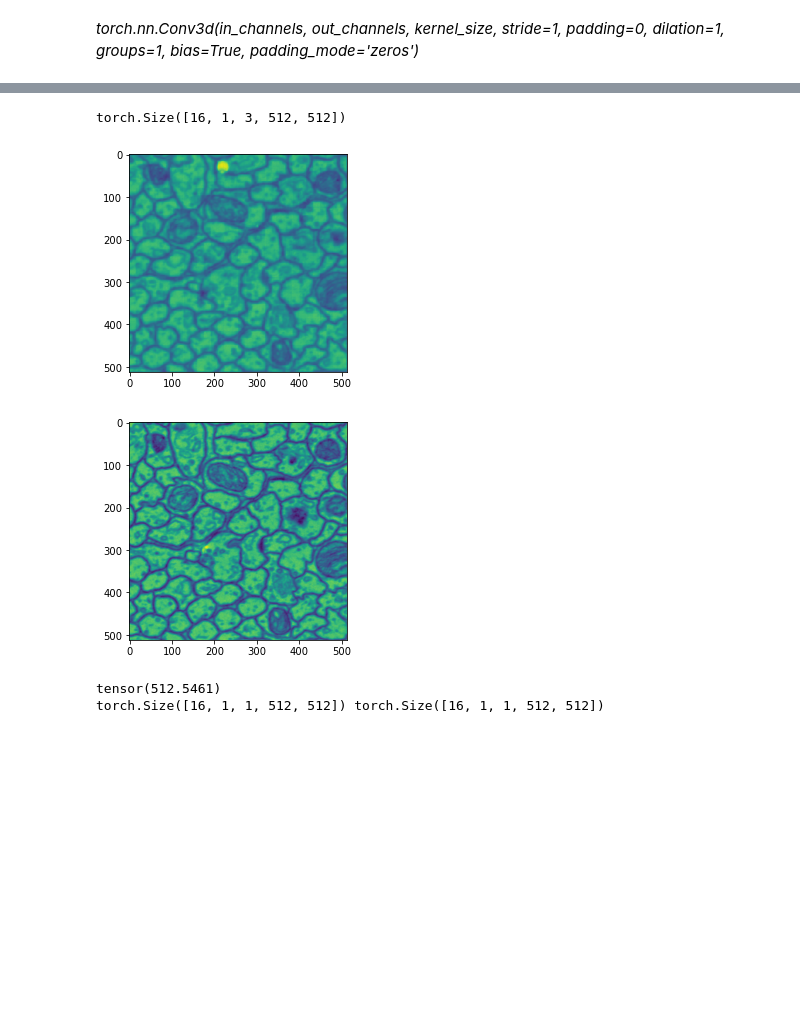
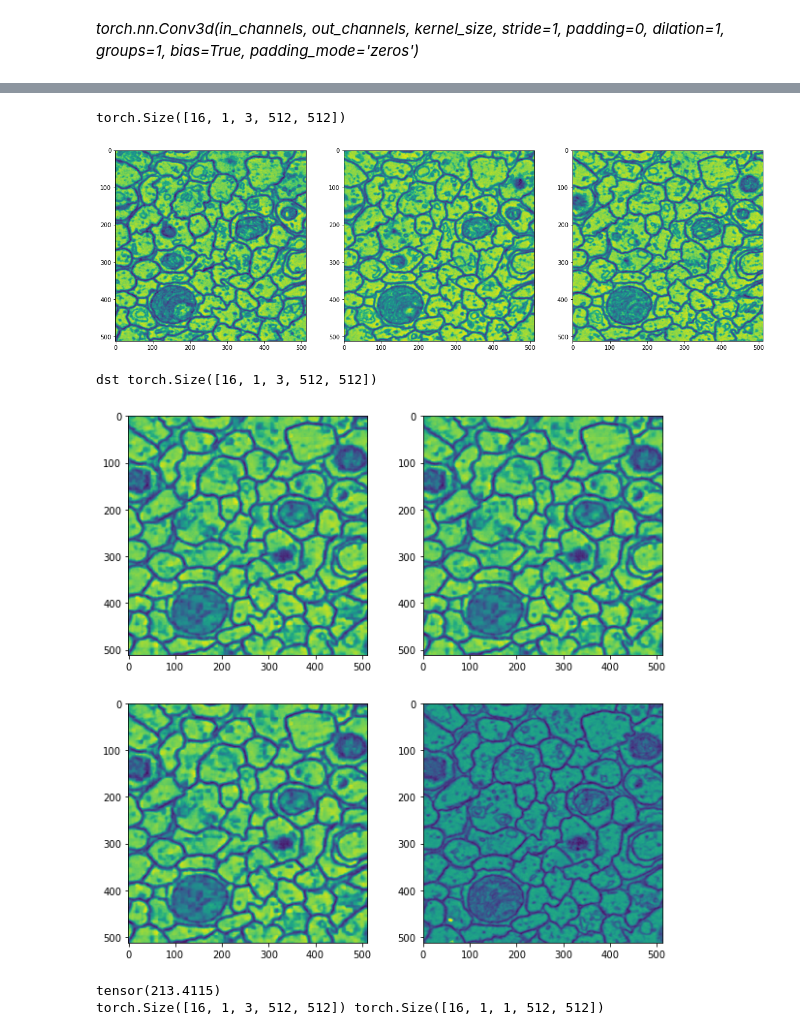
Before and after one commit to postwave/CREMI_ElectronMicroscopy_registration, a Jupyter notebook: network.ipynb, the cells around one changed output, grey strips where cells are left out. Cells and saved outputs as stored; diff of their text form; code cells hidden in the pictures; blank space fills up the shorter version.

```diff
--- a/network.ipynb
+++ b/network.ipynb
@@ -86,7 +86,7 @@ class toynet(torch.nn.Module):
         self.up1 = torch.nn.ConvTranspose3d(32+64, 16, kernel_size = (3,2,2), padding = (1,0,0), stride=(1,2,2)) # 3, 512, 512
         self.up0 = torch.nn.ConvTranspose3d(16+32, 8, kernel_size = (3,2,2), padding = (1,0,0), stride=(1,2,2)) # 3, 1024, 1024
 
-        self.final = torch.nn.Conv3d(8+1, 1, kernel_size = 3, padding = (0, 1, 1)) # 1, 1024, 1024
+        self.final = torch.nn.Conv3d(8+1, 1, kernel_size = 3, padding = (1, 1, 1)) # 1, 1024, 1024
     def forward(self, x):
 #         assert(x.shape[-2:]==(1024,1024))
         x0 = x.detach().clone() # 1, 3, 1024, 1024
@@ -143,13 +143,13 @@ class toynet(torch.nn.Module):
         return x
 # %%
 model = toynet().to(device)
-optimizer = torch.optim.Adam(model.parameters(), lr=1e-4,
-                             weight_decay=1e-5, eps=1e-8)
-exp_lr_scheduler = torch.optim.lr_scheduler.StepLR(optimizer, step_size=50, gamma=0.3)
+optimizer = torch.optim.Adam(model.parameters(),
+                             weight_decay=1e-4)
+exp_lr_scheduler = torch.optim.lr_scheduler.StepLR(optimizer, step_size=50, gamma=0.8)
 def custom_mse(x, y):
     assert isinstance(x, torch.Tensor)
     assert isinstance(y, torch.Tensor)
-    return torch.mean(torch.pow(x.flatten() - y.flatten(),2).float())
+    return torch.mean(torch.pow((x - y),2).float().flatten())
 
 criterion = custom_mse
 # %%
@@ -176,6 +221,4 @@ Estimated Total Size (MB): 116.10
 # %%
-num_epochs = 20
-
 model.train()
 for epoch in range(num_epochs):
     for x, y in dataloader:
@@ -190,3 +233,12 @@ for epoch in range(num_epochs):
     exp_lr_scheduler.step()
     print('epoch [{}/{}], loss:{:.4f}'
       .format(epoch+1, num_epochs, loss.item()))
+    if loss < best_loss:
+        print("saving best model")
+        best_loss = loss
+        best_model_wts = copy.deepcopy(model.state_dict())
+#     if epoch % 2 == 0:
+#         pic = to_img(output.cpu().data)
+#         torchvison.save_image(pic, './ae_dst/image_{}.png'.format(epoch))
+model.load_state_dict(best_model_wts)
+torch.save(model.state_dict(), './EMnet2.pth')
@@ -214,20 +245,29 @@ epoch [20/20], loss:539.9122
 # %%
 for i,j in dataloader:
     print(i.shape)
+    plt.figure(figsize=(20,10))
+    plt.subplot(131),plt.imshow(i[0,0,0,:,:])
+    plt.subplot(132),plt.imshow(i[0,0,1,:,:])
+    plt.subplot(133),plt.imshow(i[0,0,2,:,:])
+    plt.show()
     dst = model(i.to(device)).detach().cpu()
-    plt.imshow(dst[0,0,0,:,:])
-    plt.show()
-    plt.imshow(j[0,0,0,:,:])
+    print("dst", dst.shape)
+    plt.figure(figsize=(10,10))
+    plt.subplot(221),plt.imshow(dst[0,0,0,:,:])
+    plt.subplot(222),plt.imshow(dst[0,0,1,:,:])
+    plt.subplot(223),plt.imshow(dst[0,0,2,:,:])
+    plt.subplot(224),plt.imshow(j[0,0,0,:,:])
     plt.show()
     print(criterion(dst[0,0,0,:,:], j[0,0,0,:,:]))
     print(dst.shape, j.shape)
     break
 # %% [output]
 torch.Size([16, 1, 3, 512, 512])
-[figure, old version]
+[figure, new version]
+dst torch.Size([16, 1, 3, 512, 512])
-[figure, old version]
+[figure, new version]
-tensor(512.5461)
-torch.Size([16, 1, 1, 512, 512]) torch.Size([16, 1, 1, 512, 512])
+tensor(213.4115)
+torch.Size([16, 1, 3, 512, 512]) torch.Size([16, 1, 1, 512, 512])
 # %%
 test_x = torch.zeros((f['/volumes/raw'].shape[0],512,512))
 for i in range(test_x.shape[0]):
```
Also changed, not shown: parts of 7 cells of this notebook.
